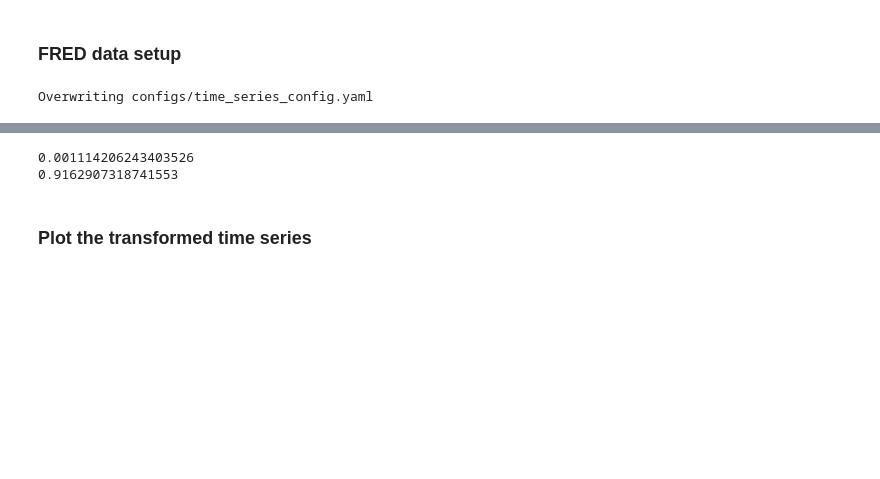
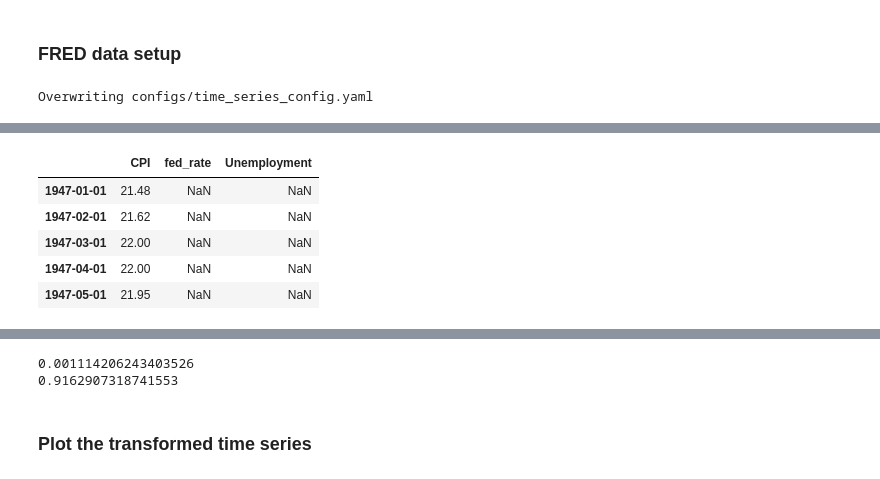
Before and after one commit to GarettKaube/U.S-Monetary-Policy-Forecasting-LSTM, a Jupyter notebook: monetarypolicyrnn.ipynb, the cells around one changed output, grey strips where cells are left out. Cells and saved outputs as stored; diff of their text form; code cells hidden in the pictures; blank space fills up the shorter version.

```diff
--- a/monetarypolicyrnn.ipynb
+++ b/monetarypolicyrnn.ipynb
@@ -138,3 +145,12 @@ max    313.225000   19.100000     14.800000
+# %%
+data.head()
+# %% [output]
+|  | CPI | fed_rate | Unemployment |
+| 1947-01-01 | 21.48 | NaN | NaN |
+| 1947-02-01 | 21.62 | NaN | NaN |
+| 1947-03-01 | 22.00 | NaN | NaN |
+| 1947-04-01 | 22.00 | NaN | NaN |
+| 1947-05-01 | 21.95 | NaN | NaN |
 # %%
 # Create a function to make data stationary
 def difference_data(df, config):
```
Also changed, not shown: parts of 44 cells of this notebook.
